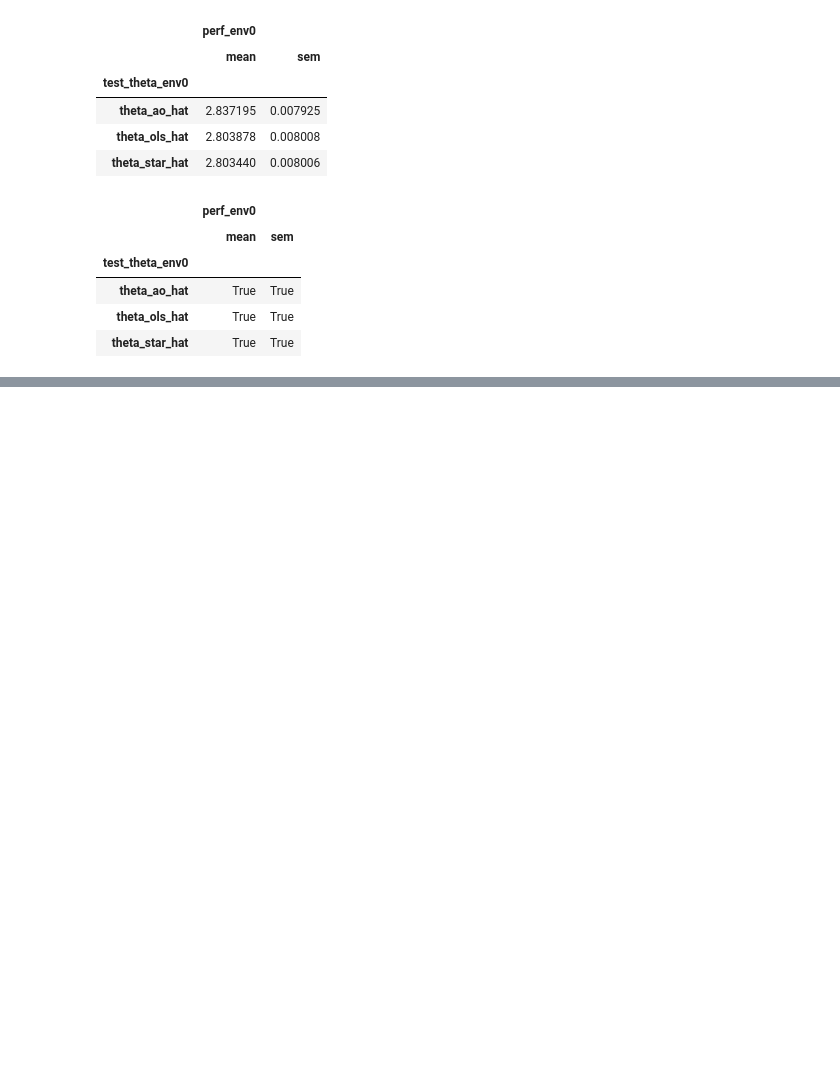
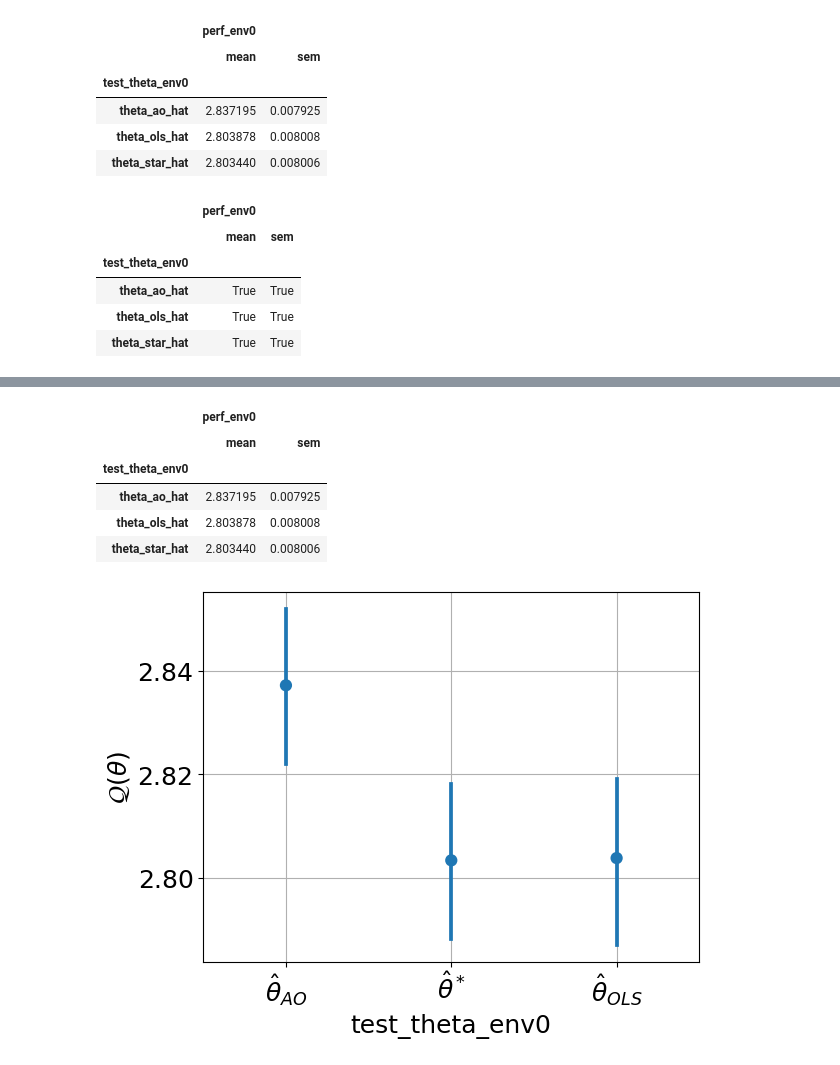
Before and after one commit to muneebaadil/strategic-instrumental-variable-regression, a Jupyter notebook: experiments.ipynb, the cells around one changed output, grey strips where cells are left out. Cells and saved outputs as stored; diff of their text form; code cells hidden in the pictures; blank space fills up the shorter version.

```diff
--- a/experiments.ipynb
+++ b/experiments.ipynb
@@ -789,0 +837,46 @@ df_test_ref == df_test
+# %%
+
+cmd =(f'--num-applicants 100000 --applicants-per-round 1000 --scaled-duplicates sequence '
+       '--fixed-effort-conversion --normalize --methods ols ours --envs-accept-rate .25')
+cmd = f'{cmd} --offline-eval'
+
+args = algos.get_args(cmd)
+# one environment.
+combos = [
+    ('theta_ao_hat', ),
+    ('theta_star_hat', ),
+    ('theta_ols_hat', )
+]
+
+dfs = []
+for combo in combos:
+    n_runs = 100
+    args_list = [(args, t, combo) for t in range(n_runs)]
+    with Pool(n_runs) as p:
+        results = p.starmap(run_multi_env_utility2, args_list)
+
+    results = np.array(results)
+    pd_dict = {f'perf_env{env_idx}': results[:, env_idx] for env_idx in range(args.num_envs)}
+    pd_dict.update(
+        {f'test_theta_env{env_idx}': combo[env_idx] for env_idx in range(args.num_envs) }
+    )
+    df = pd.DataFrame(data=pd_dict)
+    dfs.append(df )
+
+df = pd.concat(dfs)
+fig,ax=plt.subplots()
+sns.pointplot(df, y='perf_env0', x='test_theta_env0', join=False)
+ax.set_ylabel(r'$\mathcal{Q}(\theta)$')
+ax.set_xticklabels(labels=[r'$\hat{\theta}_{AO}$', r'$\hat{\theta}^*$', r'$\hat{\theta}_{OLS}$'])
+ax.grid()
+
+df_test = df.groupby('test_theta_env0').agg(('mean', 'sem'))
+df_test
+# %% [output]
+|  | perf_env0 |  |
+|  | mean | sem |
+| test_theta_env0 |  |  |
+| theta_ao_hat | 2.837195 | 0.007925 |
+| theta_ols_hat | 2.803878 | 0.008008 |
+| theta_star_hat | 2.803440 | 0.008006 |
+[figure, added]
```
Also changed, not shown: parts of 10 cells of this notebook, 2 other files.
